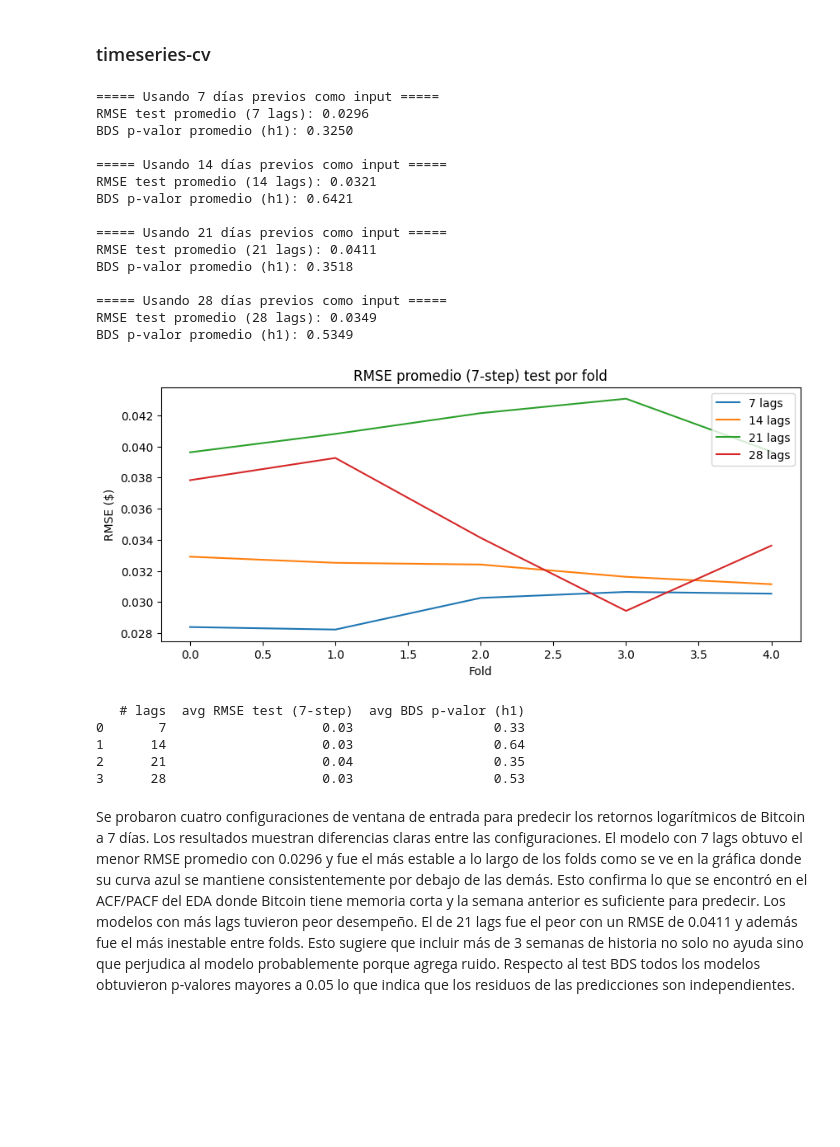
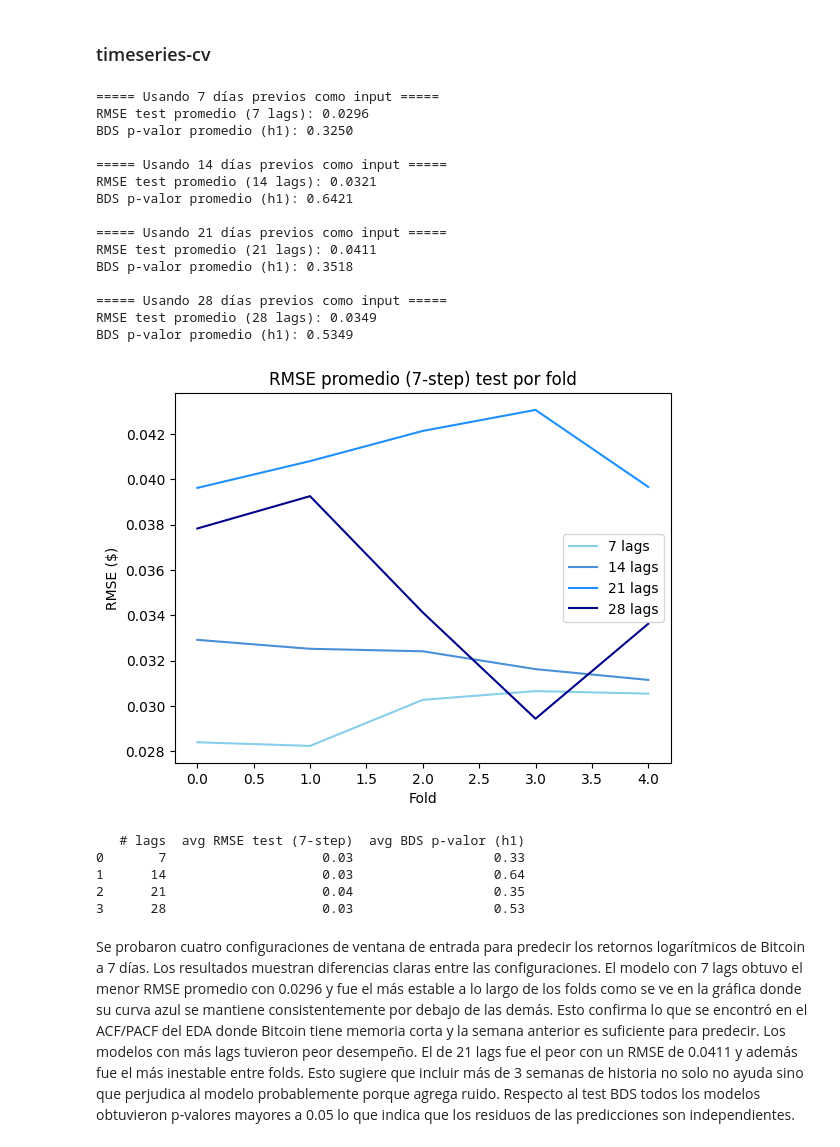
Before and after one commit to T1fff/Proyecto-Investigacion-Bitcoin, a Jupyter notebook: index.ipynb, the cells around one changed output. Drawn from its saved outputs; the diff is of its cells as text; code cells hidden in the pictures; blank space fills up the shorter version.

```diff
--- a/index.ipynb
+++ b/index.ipynb
@@ -1122,37 +1125,39 @@ for n_steps_input in lags_list:
     print(f"RMSE test promedio ({n_steps_input} lags): {np.mean(rmse_test_fold):.4f}")
     print(f"BDS p-valor promedio (h1): {np.mean(bds_p_fold):.4f}")
 
-plt.figure(figsize=(10, 4))
-for n_steps_input in lags_list:
-    plt.plot(results_lags[n_steps_input]['rmse_test_fold'], label=f'{n_steps_input} lags')
+colores = ['#87CEEB', '#4A90D9', '#1E90FF', '#00008B']
+
+for i, n_steps_input in enumerate(lags_list):
+    plt.plot(results_lags[n_steps_input]['rmse_test_fold'],
+             label=f'{n_steps_input} lags', color=colores[i])
 plt.title("RMSE promedio (7-step) test por fold")
 plt.xlabel("Fold")
 plt.ylabel("RMSE ($)")
 plt.legend()
 plt.show()
 
 tabla_summary = pd.DataFrame(
     [[n, results_lags[n]['rmse_test_avg'], results_lags[n]['bds_p_avg']] for n in lags_list],
     columns=['# lags', 'avg RMSE test (7-step)', 'avg BDS p-valor (h1)']
 )
 print(tabla_summary)
 # %% [output]
 ===== Usando 7 días previos como input =====
 RMSE test promedio (7 lags): 0.0296
 BDS p-valor promedio (h1): 0.3250
 
 ===== Usando 14 días previos como input =====
 RMSE test promedio (14 lags): 0.0321
 BDS p-valor promedio (h1): 0.6421
 
 ===== Usando 21 días previos como input =====
 RMSE test promedio (21 lags): 0.0411
 BDS p-valor promedio (h1): 0.3518
 
 ===== Usando 28 días previos como input =====
 RMSE test promedio (28 lags): 0.0349
 BDS p-valor promedio (h1): 0.5349
-[figure, old version]
+[figure, new version]
    # lags  avg RMSE test (7-step)  avg BDS p-valor (h1)
 0       7                    0.03                  0.33
 1      14                    0.03                  0.64
```
Also changed, not shown: parts of 15 cells of this notebook.
